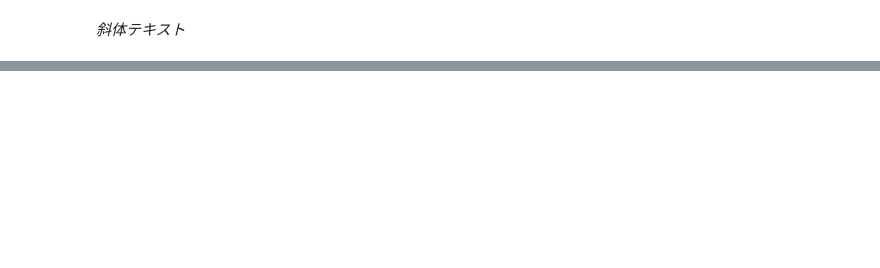
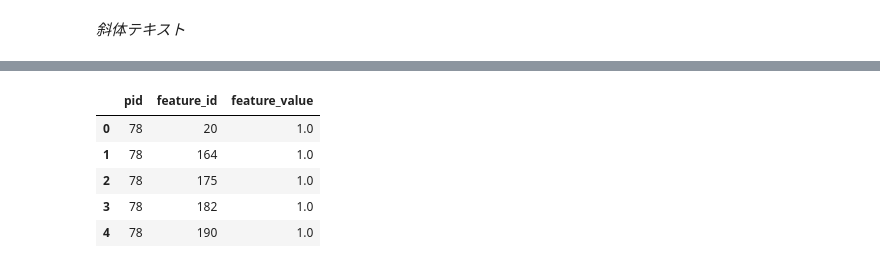
Before and after one commit to niikun/DL_for_health_care, a Jupyter notebook: HW1.ipynb, the cells around one changed output, grey strips where cells are left out. Saved outputs shown, nothing was run; the diff lists cells and outputs as text; code cells hidden in the pictures; blank space fills up the shorter version.

```diff
--- a/HW1.ipynb
+++ b/HW1.ipynb
@@ -991,0 +1157,9 @@ assert aggregated_events[aggregated_events.pid == 88037].shape == (29, 3), "aggr
+# %%
+aggregated_events.head()
+# %% [output]
+|  | pid | feature_id | feature_value |
+| 0 | 78 | 20 | 1.0 |
+| 1 | 78 | 164 | 1.0 |
+| 2 | 78 | 175 | 1.0 |
+| 3 | 78 | 182 | 1.0 |
+| 4 | 78 | 190 | 1.0 |
```
Also changed, not shown: parts of 31 cells of this notebook.
